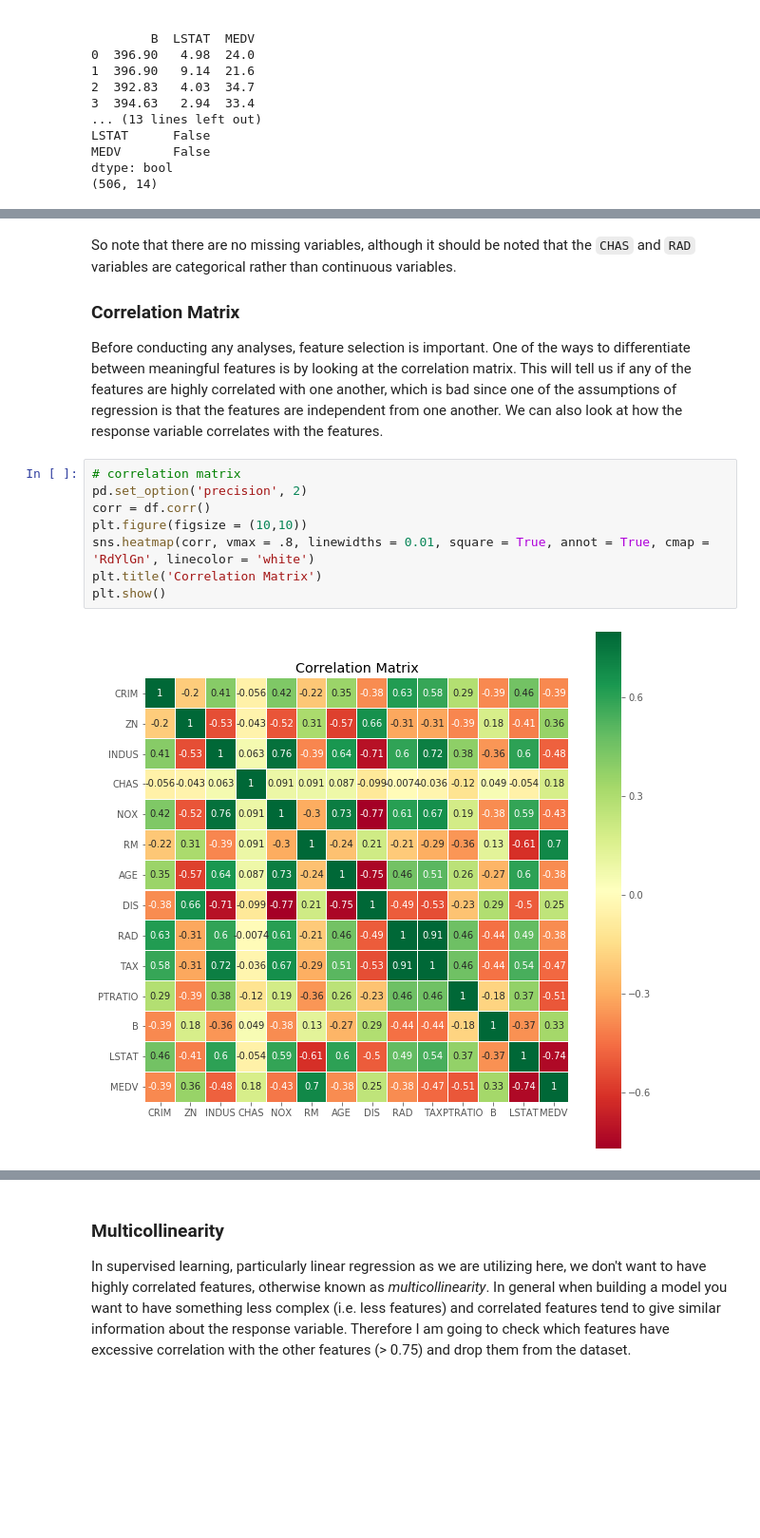
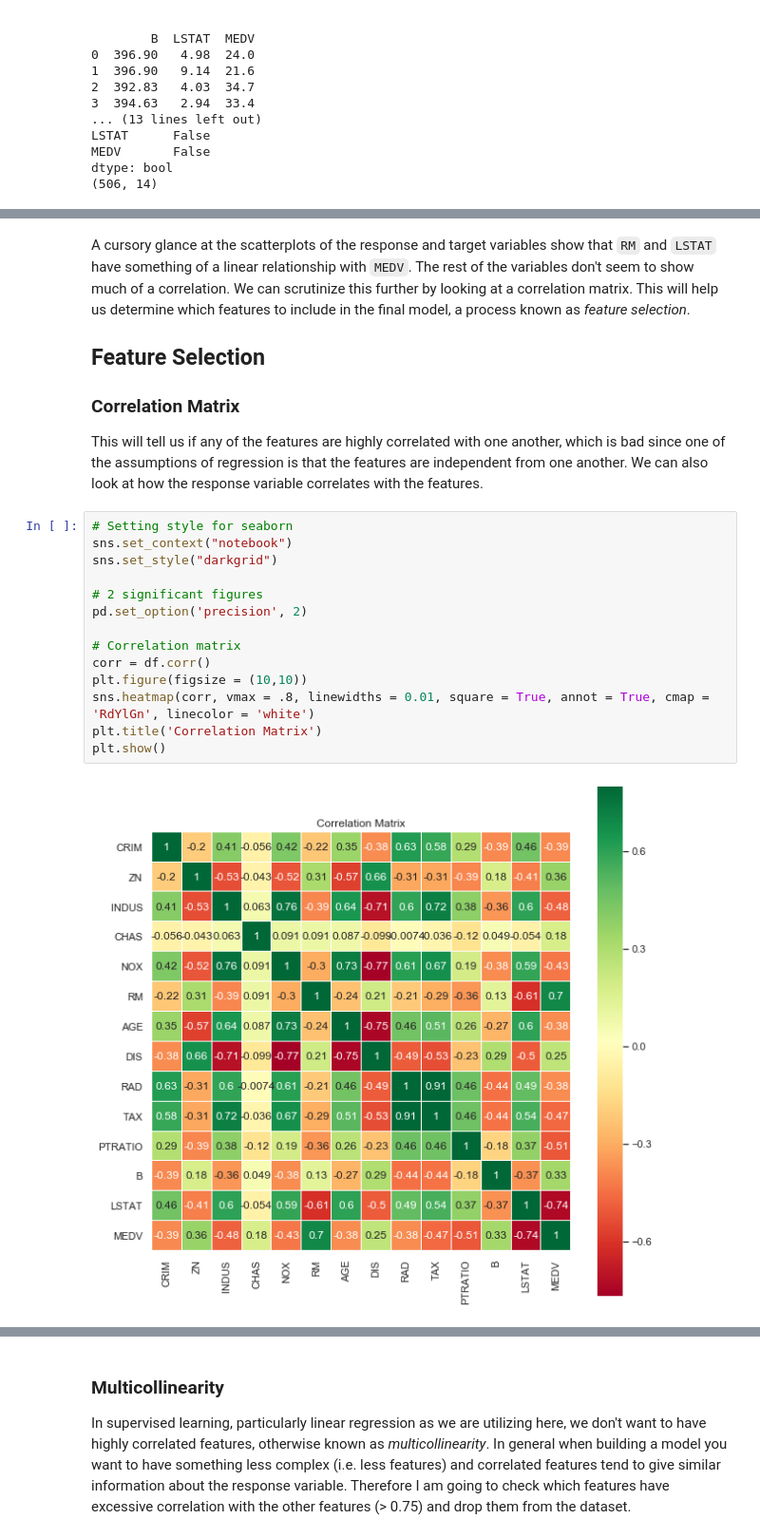
Before and after one commit to jstevenr/housing-price-regression, a Jupyter notebook: housing-prices.ipynb, the cells around one changed output, grey strips where cells are left out. Shown: that part at 95% size. Cells and saved outputs as stored; diff of their text form; blank space fills up the shorter version.

```diff
--- a/housing-prices.ipynb
+++ b/housing-prices.ipynb
@@ -74,16 +91,24 @@ dtype: bool
 # %% [markdown]
-So note that there are no missing variables, although it should be noted that the `CHAS` and `RAD` variables are categorical rather than continuous variables.
+A cursory glance at the scatterplots of the response and target variables show that `RM` and `LSTAT` have something of a linear relationship with `MEDV`. The rest of the variables don't seem to show much of a correlation. We can scrutinize this further by looking at a correlation matrix. This will help us determine which features to include in the final model, a process known as _feature selection_.
+
+## Feature Selection
 
 ### Correlation Matrix
-Before conducting any analyses, feature selection is important. One of the ways to differentiate between meaningful features is by looking at the correlation matrix. This will tell us if any of the features are highly correlated with one another, which is bad since one of the assumptions of regression is that the features are independent from one another. We can also look at how the response variable correlates with the features.
+This will tell us if any of the features are highly correlated with one another, which is bad since one of the assumptions of regression is that the features are independent from one another. We can also look at how the response variable correlates with the features.
 # %%
-# correlation matrix
+# Setting style for seaborn
+sns.set_context("notebook")
+sns.set_style("darkgrid")
+
+# 2 significant figures
 pd.set_option('precision', 2)
+
+# Correlation matrix
 corr = df.corr()
 plt.figure(figsize = (10,10))
 sns.heatmap(corr, vmax = .8, linewidths = 0.01, square = True, annot = True, cmap = 'RdYlGn', linecolor = 'white')
 plt.title('Correlation Matrix')
 plt.show()
 # %% [output]
-[figure, old version]
+[figure, new version]
 # %% [markdown]
```
Also changed, not shown: parts of 27 cells of this notebook.
